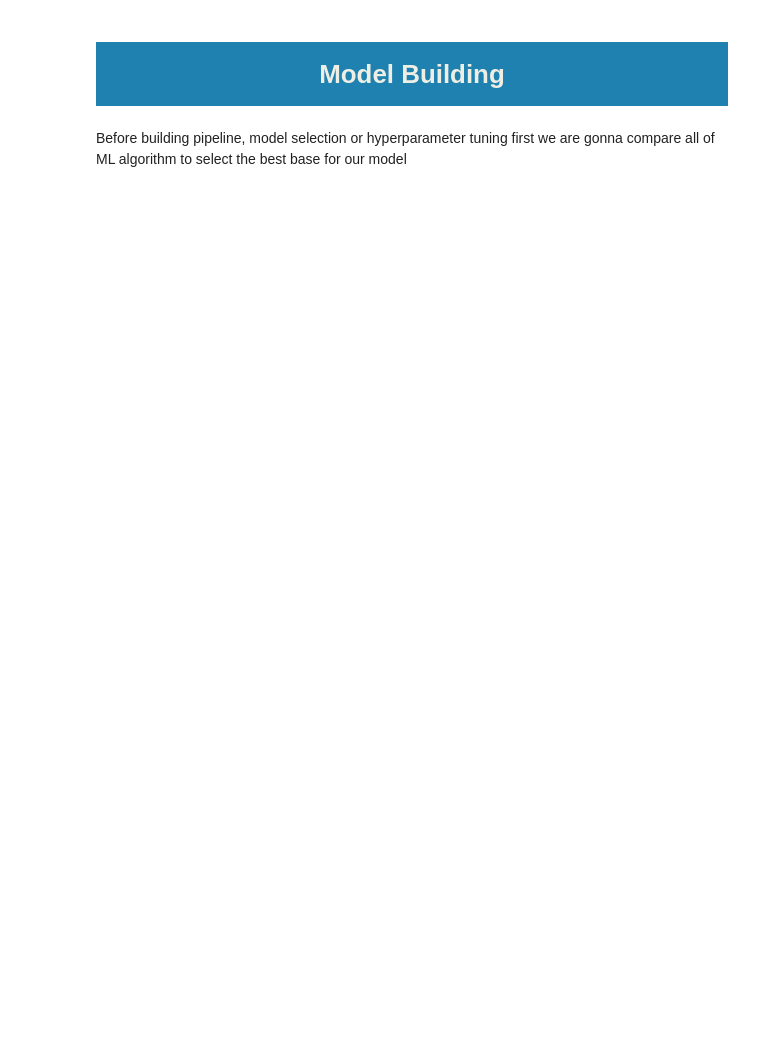
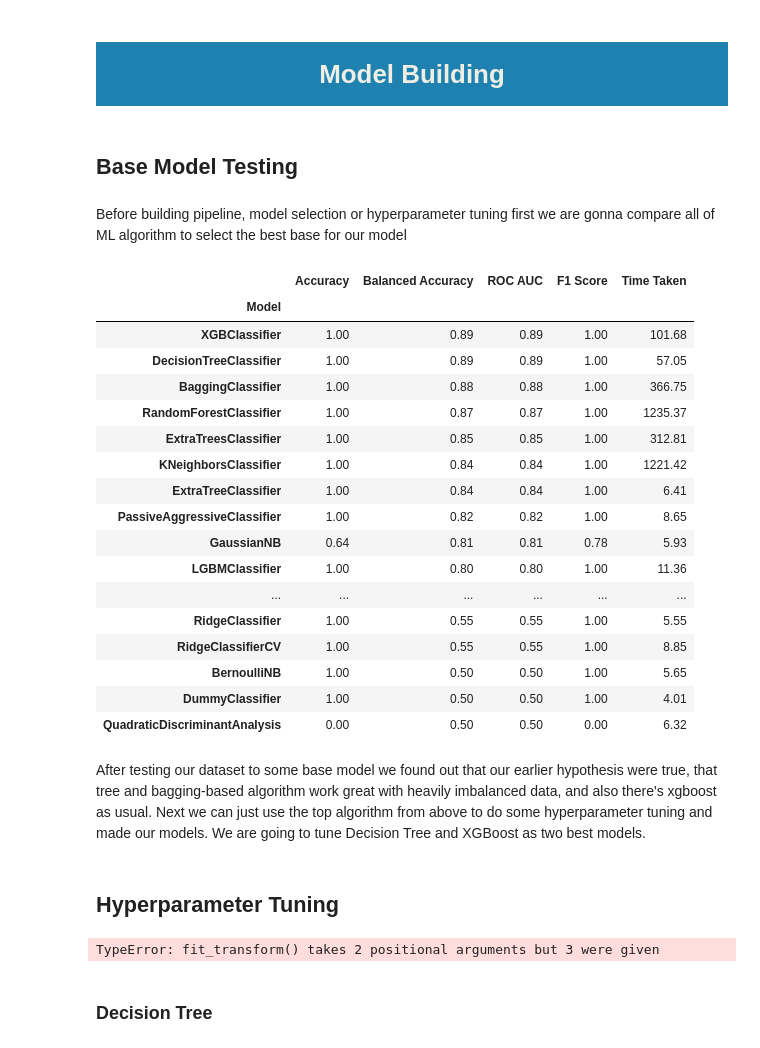
Before and after one commit to blitzkz23/online-payments-fraud-detection, a Jupyter notebook: notebooks/training-pipeline.ipynb, the cells around one changed output. Drawn from its saved outputs; the diff is of its cells as text; code cells hidden in the pictures; blank space fills up the shorter version.

Commit message:
update training notebook

```diff
--- a/notebooks/training-pipeline.ipynb
+++ b/notebooks/training-pipeline.ipynb
@@ -108,8 +115,42 @@ preprocessor = ColumnTransformer([
 ])
 # %% [markdown]
 # <span><center><div style="font-family: Trebuchet MS; background-color: #1e81b0; color: #eeeee4; padding: 12px; line-height: 1;">Model Building</div></center></span>
+# %% [markdown]
+## Base Model Testing
 # %% [markdown]
 Before building pipeline, model selection or hyperparameter tuning first we are gonna compare all of ML algorithm to select the best base for our model
 # %%
 clf = LazyClassifier(verbose=0, ignore_warnings=True, custom_metric=None)
 models, predictions = clf.fit(X_train, X_test, y_train, y_test)
+# %%
+models
+# %% [output]
+|  | Accuracy | Balanced Accuracy | ROC AUC | F1 Score | Time Taken |
+| Model |  |  |  |  |  |
+| XGBClassifier | 1.00 | 0.89 | 0.89 | 1.00 | 101.68 |
+| DecisionTreeClassifier | 1.00 | 0.89 | 0.89 | 1.00 | 57.05 |
+| BaggingClassifier | 1.00 | 0.88 | 0.88 | 1.00 | 366.75 |
+| RandomForestClassifier | 1.00 | 0.87 | 0.87 | 1.00 | 1235.37 |
+| ExtraTreesClassifier | 1.00 | 0.85 | 0.85 | 1.00 | 312.81 |
+| KNeighborsClassifier | 1.00 | 0.84 | 0.84 | 1.00 | 1221.42 |
+| ExtraTreeClassifier | 1.00 | 0.84 | 0.84 | 1.00 | 6.41 |
+| PassiveAggressiveClassifier | 1.00 | 0.82 | 0.82 | 1.00 | 8.65 |
+| GaussianNB | 0.64 | 0.81 | 0.81 | 0.78 | 5.93 |
+| LGBMClassifier | 1.00 | 0.80 | 0.80 | 1.00 | 11.36 |
+| ... | ... | ... | ... | ... | ... |
+| RidgeClassifier | 1.00 | 0.55 | 0.55 | 1.00 | 5.55 |
+| RidgeClassifierCV | 1.00 | 0.55 | 0.55 | 1.00 | 8.85 |
+| BernoulliNB | 1.00 | 0.50 | 0.50 | 1.00 | 5.65 |
+| DummyClassifier | 1.00 | 0.50 | 0.50 | 1.00 | 4.01 |
+| QuadraticDiscriminantAnalysis | 0.00 | 0.50 | 0.50 | 0.00 | 6.32 |
+# %% [markdown]
+After testing our dataset to some base model we found out that our earlier hypothesis were true, that tree and bagging-based algorithm work great with heavily imbalanced data, and also there's xgboost as usual.  Next we can just use the top algorithm from above to do some hyperparameter tuning and made our models.  We are going to tune Decision Tree and XGBoost as two best models.
+# %% [markdown]
+## Hyperparameter Tuning
+# %%
+# Temporarily fit the preprocessor for grid search
+X_train_processed = preprocessor.fit_transform(X_train)
+# %% [output]
+TypeError: fit_transform() takes 2 positional arguments but 3 were given
+# %% [markdown]
+### Decision Tree
```
Also changed, not shown: parts of 12 cells of this notebook.
